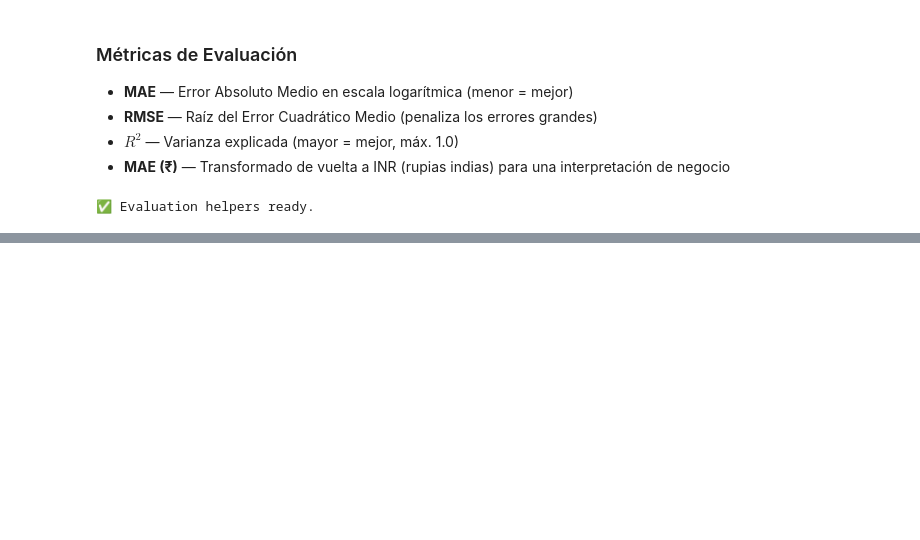
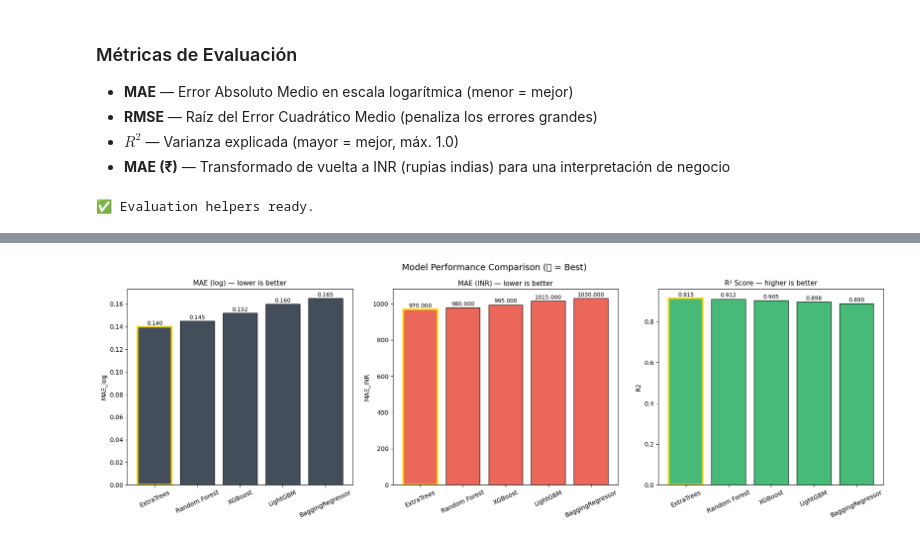
Before and after one commit to Avryl-Salas/9AIEVND-ADND-Practicas-230219-2, a Jupyter notebook: Practica04/Practica04_230219.ipynb, the cells around one changed output, grey strips where cells are left out. Cells and saved outputs as stored; diff of their text form; code cells hidden in the pictures; blank space fills up the shorter version.

```diff
--- a/Practica04/Practica04_230219.ipynb
+++ b/Practica04/Practica04_230219.ipynb
@@ -1141,0 +1155,22 @@ print('✅ Evaluation helpers ready.')
+# %%
+import numpy as np
+
+# Modelos
+from sklearn.linear_model import LinearRegression, Ridge, Lasso
+from sklearn.ensemble import RandomForestRegressor, GradientBoostingRegressor
+
+# Métricas
+from sklearn.metrics import mean_absolute_error, mean_squared_error, r2_score
+
+# Función de evaluación
+def eval_model(name, y_true, y_pred):
+    mae = mean_absolute_error(y_true, y_pred)
+    rmse = np.sqrt(mean_squared_error(y_true, y_pred))
+    r2 = r2_score(y_true, y_pred)
+
+    print(f"\n{name}")
+    print(f"MAE  : {mae:.4f}")
+    print(f"RMSE : {rmse:.4f}")
+    print(f"R²   : {r2:.4f}")
+
+    return y_pred
@@ -1141,0 +1521,24 @@ print('✅ Evaluation helpers ready.')
+# %%
+# Visual comparison
+fig, axes = plt.subplots(1, 3, figsize=(18, 6))
+# FIX: Swapped 'RMSE_log' for 'MAE_INR' since that matches the columns actually available in your results_df
+metrics = [('MAE_log', 'MAE (log) — lower is better', '#232F3E', True),
+           ('MAE_INR', 'MAE (INR) — lower is better', '#e74c3c', True),
+           ('R2', 'R² Score — higher is better', '#27ae60', False)]
+
+for ax, (m, title, color, asc) in zip(axes, metrics):
+    sdf = results_df.sort_values(m, ascending=asc)
+    bars = ax.bar(sdf.index, sdf[m], color=color, edgecolor='black', alpha=0.85)
+    bars[0].set_edgecolor('gold'); bars[0].set_linewidth(3)
+    ax.set_title(title, fontsize=11); ax.set_ylabel(m)
+    ax.tick_params(axis='x', rotation=25)
+    for bar, val in zip(bars, sdf[m]):
+        # Dynamic placement adjustment for text annotations depending on height scale
+        offset = 1.01 if val >= 0 else 0.95
+        ax.text(bar.get_x()+bar.get_width()/2, bar.get_height() * offset,
+                f'{val:.3f}', ha='center', fontsize=9)
+
+plt.suptitle('Model Performance Comparison (🥇 = Best)', fontsize=14)
+plt.tight_layout(); plt.show()
+# %% [output]
+[figure, added]
```
Also changed, not shown: parts of 26 cells of this notebook.
